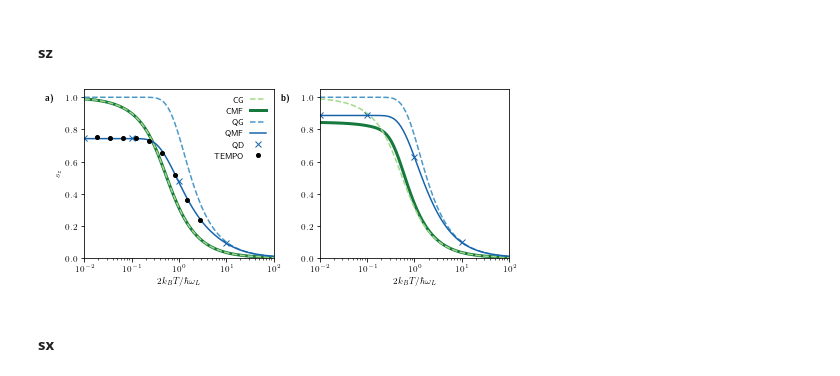
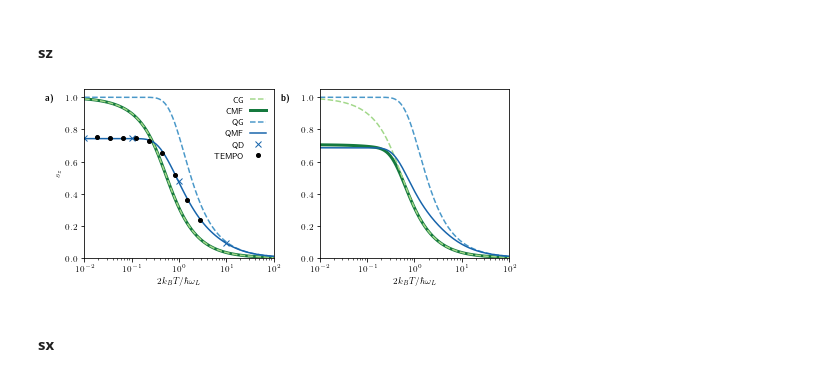
Before and after one commit to quantum-exeter/QuantumSpinDynamics, a Jupyter notebook: plot/plotStatics.ipynb, the cells around one changed output. Saved outputs shown, nothing was run; the diff lists cells and outputs as text; code cells hidden in the pictures.

```diff
--- a/plot/plotStatics.ipynb
+++ b/plot/plotStatics.ipynb
@@ -120,34 +120,14 @@ plt.savefig("C://Users//crh222//Dropbox//PhD//1. RC Mapping//Graphs//Statics//di
 dataG_qu = np.array(pd.read_csv(r'../paper_data/qu_Gibbs.csv'))
 dataG_cl = np.array(pd.read_csv(r'/Users/charliehogg/Work/ClassicalSpinMFGS/paper_data/cl_Gibbs.csv'))
 
-#### prma ####
-data1D_pi4_prma = np.array(pd.read_csv(r'../paper_data/qu_MFGS_1D_pi4_prma_100.csv'))
-data1D_pi4_prma_cl = np.array(pd.read_csv(r'/Users/charliehogg/Work/ClassicalSpinMFGS/paper_data/cl_MFGS_1D_pi4_prma.csv'))
-
-data3D_prma = np.array(pd.read_csv(r'../paper_data/qu_MFGS_3D_prma_5.csv'))
-data_tempo = np.array(pd.read_csv(r'../paper_data/TEMPO.csv'))
-data3D_prma_cl = np.array(pd.read_csv(r'/Users/charliehogg/Work/ClassicalSpinMFGS/paper_data/cl_MFGS_3D_prma.csv'))
-
-#### prmb ####
-data1D_pi4_prmb = np.array(pd.read_csv(r'../paper_data/qu_MFGS_1D_pi4_prmb_100.csv'))
-data1D_pi4_prmb_cl = np.array(pd.read_csv(r'/Users/charliehogg/Work/ClassicalSpinMFGS/paper_data/cl_MFGS_1D_pi4_prmb.csv'))
-
-data3D_prmb = np.array(pd.read_csv(r'../paper_data/qu_MFGS_3D_prmb_5.csv'))
-data3D_prmb_cl = np.array(pd.read_csv(r'/Users/charliehogg/Work/ClassicalSpinMFGS/paper_data/cl_MFGS_3D_prmb.csv'))
-
 #### prmd ####
-data1D_pi4_prmd = np.array(pd.read_csv(r'../paper_data/qu_MFGS_1D_pi4_prmd_100.csv'))
-data1D_pi4_prmd_cl = np.array(pd.read_csv(r'/Users/charliehogg/Work/ClassicalSpinMFGS/paper_data/cl_MFGS_1D_pi4_prmd.csv'))
+data1D_prmd = np.array(pd.read_csv(r'../paper_data/qu_MFGS_1D_prmd_200.csv'))
+data1D_prmd_cl = np.array(pd.read_csv(r'/Users/charliehogg/Work/ClassicalSpinMFGS/paper_data/cl_MFGS_1D_prmd.csv'))
 
 data3D_prmd = np.array(pd.read_csv(r'../paper_data/qu_MFGS_3D_prmd_5.csv'))
 data3D_prmd_cl = np.array(pd.read_csv(r'/Users/charliehogg/Work/ClassicalSpinMFGS/paper_data/cl_MFGS_3D_prmd.csv'))
 
-#### prme ####
-data1D_pi4_prme = np.array(pd.read_csv(r'../paper_data/qu_MFGS_1D_pi4_prme_100.csv'))
-data1D_pi4_prme_cl = np.array(pd.read_csv(r'/Users/charliehogg/Work/ClassicalSpinMFGS/paper_data/cl_MFGS_1D_pi4_prme.csv'))
-
-data3D_prme = np.array(pd.read_csv(r'../paper_data/qu_MFGS_3D_prme_5.csv'))
-data3D_prme_cl = np.array(pd.read_csv(r'/Users/charliehogg/Work/ClassicalSpinMFGS/paper_data/cl_MFGS_3D_prme.csv'))
+data_tempo = np.array(pd.read_csv(r'../paper_data/TEMPO.csv'))
 
 #### prmc - Weak ####
 data3D_wk = np.array(pd.read_csv(r'../paper_data/WK_analytical_prmc.csv'))
@@ -228,41 +208,42 @@ def clGibbs(T):
 
 ## Classical ##
 ax[0].semilogx(dataG_qu[:,0], clGibbs(dataG_qu[:,0]), color=ocmap(0.4), linestyle='--', zorder=1, label='CG') # Gibbs
 ax[0].semilogx(data3D_prmd_cl[:,0], data3D_prmd_cl[:,3], color=ocmap(0.8), linestyle='-', linewidth=3, zorder=0, label='CMF') # MFGS
 
 ## Quantum ##
 ax[0].semilogx(dataG_qu[:,0], dataG_qu[:,3], color=bcmap(0.6), linestyle='--', label='QG') # Gibbs
 ax[0].semilogx(data3D_prmd[:,0], data3D_prmd[:,3], color=bcmap(0.8), label='QMF') # MFGS
 ax[0].plot(0.01, 0.745, color=bcmap(0.8), marker='x', linestyle='None', label='QD') # Dynamics
 ax[0].plot(0.1, 0.745, color=bcmap(0.8), marker='x', linestyle='None') # Dynamics
 ax[0].plot(1, 0.476, color=bcmap(0.8), marker='x', linestyle='None') # Dynamics
 ax[0].plot(10, 0.0942, color=bcmap(0.8), marker='x', linestyle='None') # Dynamics
 ax[0].semilogx(data_tempo[:,0], data_tempo[:,1], 'ko', markersize=4, label='TEMPO') # TEMPO
 
 ##### Data 1D ######
 
 ## Classical ##
 ax[1].semilogx(dataG_qu[:,0], clGibbs(dataG_qu[:,0]), color=ocmap(0.4), linestyle='--', zorder=1) # Gibbs
-ax[1].semilogx(data1D_pi4_prmd_cl[:,0], data1D_pi4_prmd_cl[:,3], color=ocmap(0.8), linestyle='-', linewidth=3, zorder=0) # MFGS
+ax[1].semilogx(data1D_prmd_cl[:,0], data1D_prmd_cl[:,3], color=ocmap(0.8), linestyle='-', linewidth=3, zorder=0) # MFGS
 
 ## Quantum ##
 ax[1].semilogx(dataG_qu[:,0], dataG_qu[:,3], color=bcmap(0.6), linestyle='--') # Gibbs
-ax[1].semilogx(data1D_pi4_prmd[:,0], data1D_pi4_prmd[:,3], color=bcmap(0.8)) # MFGS
-ax[1].plot(0.01, 0.887, color=bcmap(0.8), marker='x', linestyle='None') # Dynamics
-ax[1].plot(0.1, 0.887, color=bcmap(0.8), marker='x', linestyle='None') # Dynamics
-ax[1].plot(1, 0.628, color=bcmap(0.8), marker='x', linestyle='None') # Dynamics
-ax[1].plot(10, 0.0962, color=bcmap(0.8), marker='x', linestyle='None') # Dynamics
+ax[1].semilogx(data1D_prmd[:,0], data1D_prmd[:,3], color=bcmap(0.8)) # MFGS
+
+# ax[1].plot(0.01, 0.865, color=bcmap(0.8), marker='x', linestyle='None') # Dynamics
+# ax[1].plot(0.1, 0.865, color=bcmap(0.8), marker='x', linestyle='None') # Dynamics
+# ax[1].plot(1, 0.603, color=bcmap(0.8), marker='x', linestyle='None') # Dynamics
+# ax[1].plot(10, 0.093, color=bcmap(0.8), marker='x', linestyle='None') # Dynamics
 
 ax[0].text(0.15e-2, 0.98, '\\textbf{a)}')
 ax[1].text(0.15e-2, 0.98, '\\textbf{b)}')
 
 ax[0].legend(ncol=1, loc='upper right', frameon=False, markerfirst=False)
 
 fig.tight_layout(w_pad = 0.5)
 
-plt.savefig('/Users/charliehogg/Dropbox/PhD/1. 3D Project/Graphs/Paper/sz_T_prmd.pdf', dpi=300) # Export for Mac
-# plt.savefig('C://Users//crh222//Dropbox//PhD//1. 3D Project//Graphs//Paper//sz_T_prmd.pdf', dpi=300) # Export for Windows
+# plt.savefig('/Users/charliehogg/Dropbox/PhD/1. 3D Project/Paper/Graphs/sz_T_prmd_new_1D_model.pdf', dpi=300) # Export for Mac
+# plt.savefig('C://Users//crh222//Dropbox//PhD//1. 3D Project///Paper//Graphs//sz_T_prmd.pdf', dpi=300) # Export for Windows
 # %% [output]
-[figure, old version]
+[figure, new version]
 # %% [markdown]
 #### sx ####
```
Also changed, not shown: parts of 2 cells of this notebook, 14 other files.
